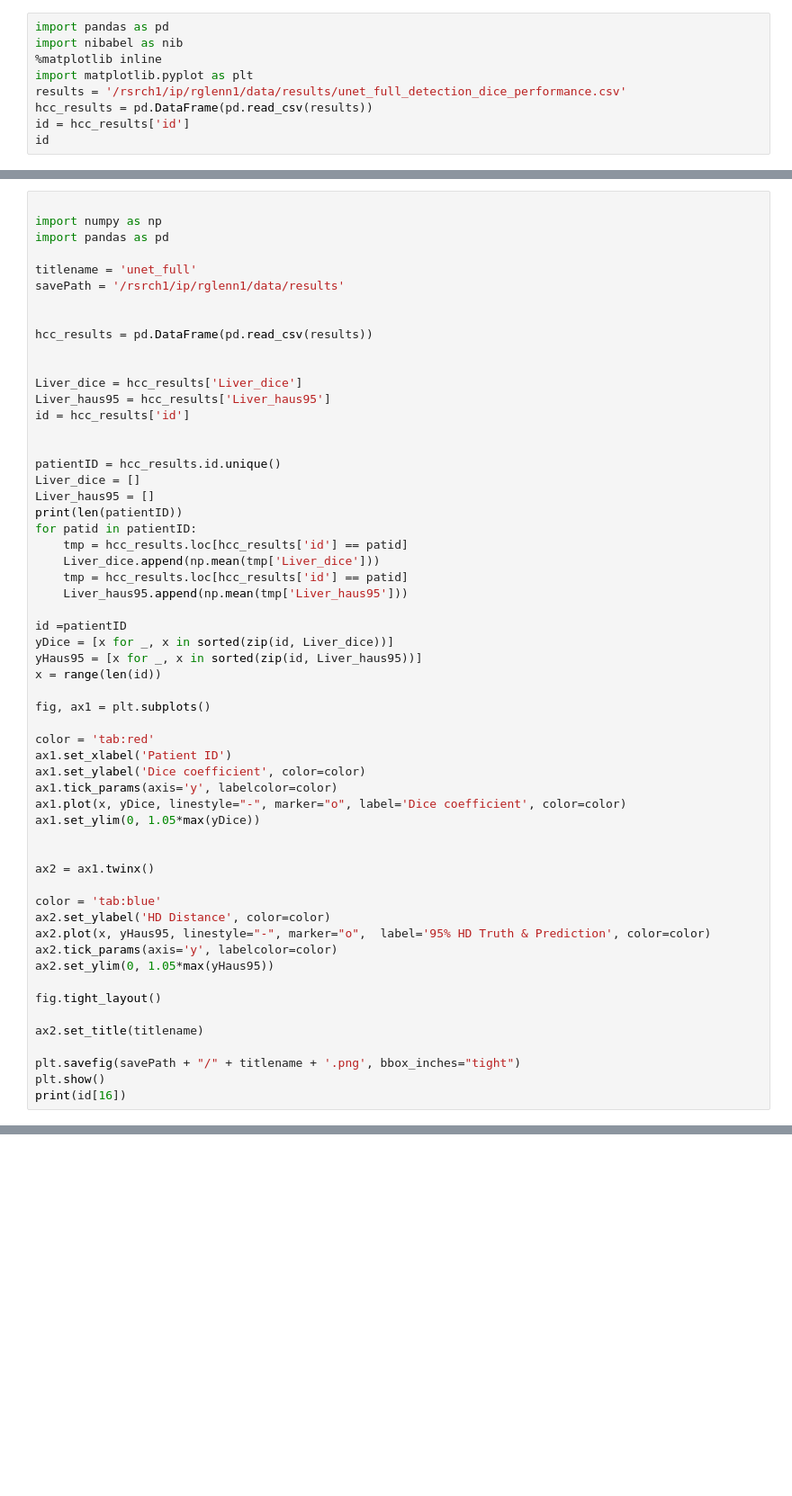
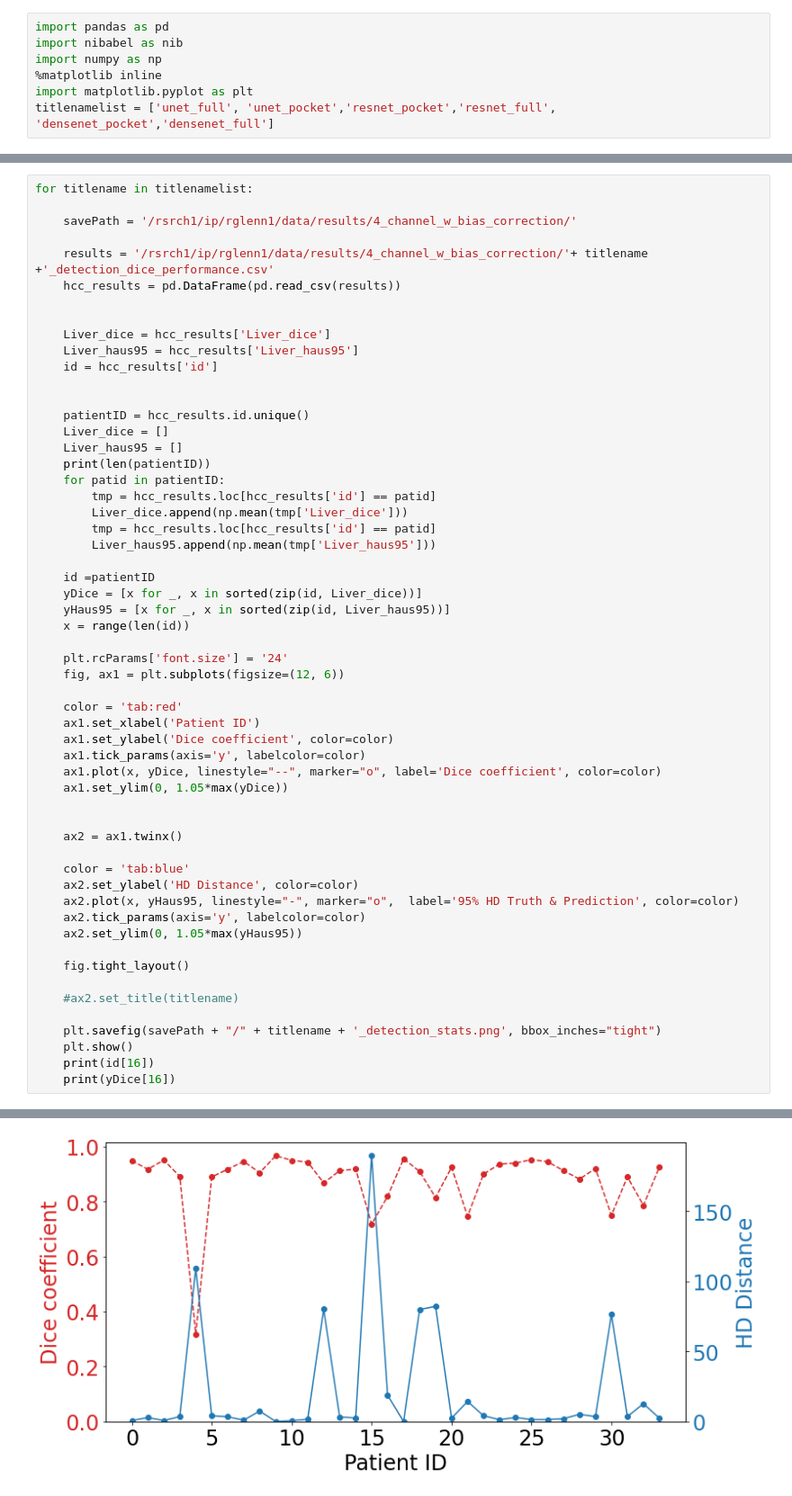
Before and after one commit to rachelglenn/MIST, a Jupyter notebook: Analysis_performance_patient_data.ipynb, the cells around one changed output, grey strips where cells are left out. Shown at 90% size. Cells and saved outputs as stored; diff of their text form; blank space fills up the shorter version.

```diff
--- a/Analysis_performance_patient_data.ipynb
+++ b/Analysis_performance_patient_data.ipynb
@@ -1,9 +1,7 @@
 # %%
 import pandas as pd
 import nibabel as nib
+import numpy as np
 %matplotlib inline
 import matplotlib.pyplot as plt
-results = '/rsrch1/ip/rglenn1/data/results/unet_full_detection_dice_performance.csv'
-hcc_results = pd.DataFrame(pd.read_csv(results))
-id = hcc_results['id']
-id
+titlenamelist = ['unet_full', 'unet_pocket','resnet_pocket','resnet_full', 'densenet_pocket','densenet_full']
@@ -12,57 +8,57 @@ FileNotFoundError: [Errno 2] No such file or directory: '/rsrch1/ip/rglenn1/data
 # %%
+for titlename in titlenamelist:
 
-import numpy as np
-import pandas as pd
+    savePath = '/rsrch1/ip/rglenn1/data/results/4_channel_w_bias_correction/'
 
-titlename = 'unet_full'
-savePath = '/rsrch1/ip/rglenn1/data/results'
+    results = '/rsrch1/ip/rglenn1/data/results/4_channel_w_bias_correction/'+ titlename +'_detection_dice_performance.csv'
+    hcc_results = pd.DataFrame(pd.read_csv(results))
 
 
-hcc_results = pd.DataFrame(pd.read_csv(results))
+    Liver_dice = hcc_results['Liver_dice']
+    Liver_haus95 = hcc_results['Liver_haus95']
+    id = hcc_results['id']
 
 
-Liver_dice = hcc_results['Liver_dice']
-Liver_haus95 = hcc_results['Liver_haus95']
-id = hcc_results['id']
+    patientID = hcc_results.id.unique()
+    Liver_dice = []
+    Liver_haus95 = []
+    print(len(patientID))
+    for patid in patientID:
+        tmp = hcc_results.loc[hcc_results['id'] == patid]
+        Liver_dice.append(np.mean(tmp['Liver_dice']))
+        tmp = hcc_results.loc[hcc_results['id'] == patid]
+        Liver_haus95.append(np.mean(tmp['Liver_haus95']))
+
+    id =patientID
+    yDice = [x for _, x in sorted(zip(id, Liver_dice))]
+    yHaus95 = [x for _, x in sorted(zip(id, Liver_haus95))]
+    x = range(len(id))
+
+    plt.rcParams['font.size'] = '24'
+    fig, ax1 = plt.subplots(figsize=(12, 6))
+
+    color = 'tab:red'
+    ax1.set_xlabel('Patient ID')
+    ax1.set_ylabel('Dice coefficient', color=color)
+    ax1.tick_params(axis='y', labelcolor=color)
+    ax1.plot(x, yDice, linestyle="--", marker="o", label='Dice coefficient', color=color)
+    ax1.set_ylim(0, 1.05*max(yDice))
 
 
-patientID = hcc_results.id.unique()
-Liver_dice = []
-Liver_haus95 = []
-print(len(patientID))
-for patid in patientID:
-    tmp = hcc_results.loc[hcc_results['id'] == patid]
-    Liver_dice.append(np.mean(tmp['Liver_dice']))
-    tmp = hcc_results.loc[hcc_results['id'] == patid]
-    Liver_haus95.append(np.mean(tmp['Liver_haus95']))
+    ax2 = ax1.twinx()
 
-id =patientID
-yDice = [x for _, x in sorted(zip(id, Liver_dice))]
-yHaus95 = [x for _, x in sorted(zip(id, Liver_haus95))]
-x = range(len(id))
+    color = 'tab:blue'
+    ax2.set_ylabel('HD Distance', color=color)
+    ax2.plot(x, yHaus95, linestyle="-", marker="o",  label='95% HD Truth & Prediction', color=color)
+    ax2.tick_params(axis='y', labelcolor=color)
+    ax2.set_ylim(0, 1.05*max(yHaus95))
 
-fig, ax1 = plt.subplots()
+    fig.tight_layout()
 
-color = 'tab:red'
-ax1.set_xlabel('Patient ID')
-ax1.set_ylabel('Dice coefficient', color=color)
-ax1.tick_params(axis='y', labelcolor=color)
-ax1.plot(x, yDice, linestyle="-", marker="o", label='Dice coefficient', color=color)
-ax1.set_ylim(0, 1.05*max(yDice))
+    #ax2.set_title(titlename)
 
-
-ax2 = ax1.twinx()
-
-color = 'tab:blue'
-ax2.set_ylabel('HD Distance', color=color)
-ax2.plot(x, yHaus95, linestyle="-", marker="o",  label='95% HD Truth & Prediction', color=color)
-ax2.tick_params(axis='y', labelcolor=color)
-ax2.set_ylim(0, 1.05*max(yHaus95))
-
-fig.tight_layout()
-
-ax2.set_title(titlename)
-
-plt.savefig(savePath + "/" + titlename + '.png', bbox_inches="tight")
-plt.show()
-print(id[16])
+    plt.savefig(savePath + "/" + titlename + '_detection_stats.png', bbox_inches="tight")
+    plt.show()
+    print(id[16])
+    print(yDice[16])
+# %% [output]
@@ -68,0 +66 @@ print(id[16])
+[figure, added]
```
Also changed, not shown: parts of 13 cells of this notebook, 4 other files.
